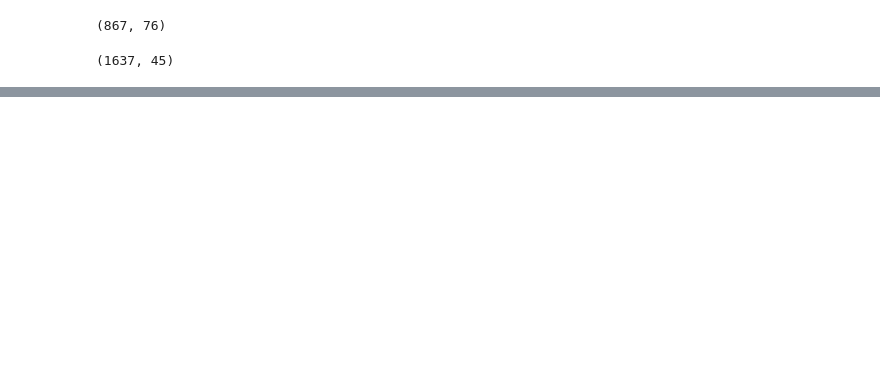
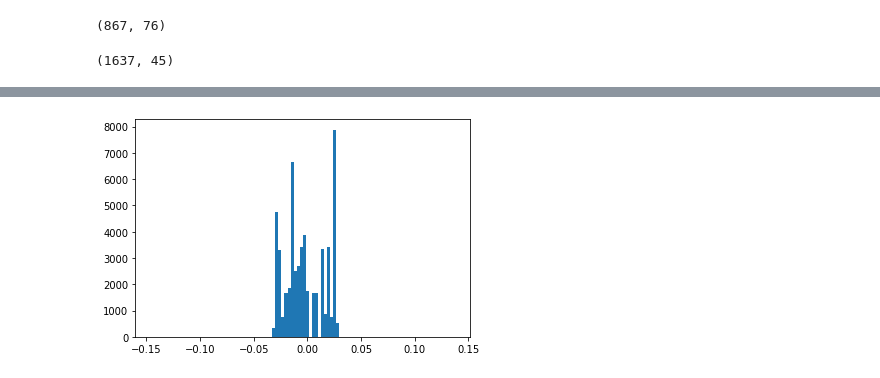
Before and after one commit to dpalbrecht/pyrecs, a Jupyter notebook: examples/MovieLens100K_LightFM.ipynb, the cells around one changed output, grey strips where cells are left out. Drawn from its saved outputs; the diff is of its cells as text; code cells hidden in the pictures; blank space fills up the shorter version.

```diff
--- a/examples/MovieLens100K_LightFM.ipynb
+++ b/examples/MovieLens100K_LightFM.ipynb
@@ -205,0 +166,17 @@ lfm.train_evaluations, lfm.test_evaluations
+# %%
+# Format train/test user/item representations and identifiers
+train_user_factors, train_user_identifiers = lfm._get_feature_representations(dataset='train', feature_type='user')
+train_item_factors, train_item_identifiers = lfm._get_feature_representations(dataset='train', feature_type='item')
+test_item_identifiers, test_user_identifiers = [], []
+if lfm.test_user_features_matrix is not None:
+    test_user_factors, test_user_identifiers = lfm._get_feature_representations(dataset='test', feature_type='user')
+    user_embeddings = np.vstack([train_user_factors, test_user_factors])
+else:
+    user_embeddings = train_user_factors
+if lfm.test_item_features_matrix is not None:
+    test_item_factors, test_item_identifiers = lfm._get_feature_representations(dataset='test', feature_type='item')
+    item_embeddings = np.vstack([train_item_factors, test_item_factors])
+else:
+    item_embeddings = train_item_factors
+user_identifiers = train_user_identifiers+test_user_identifiers
+item_identifiers = train_item_identifiers+test_item_identifiers
@@ -205,0 +199,5 @@ lfm.train_evaluations, lfm.test_evaluations
+# %%
+import matplotlib.pyplot as plt
+plt.hist(item_embeddings.flatten(), bins=100);
+# %% [output]
+[figure, added]
```
Also changed, not shown: parts of 7 cells of this notebook, 3 other files.
